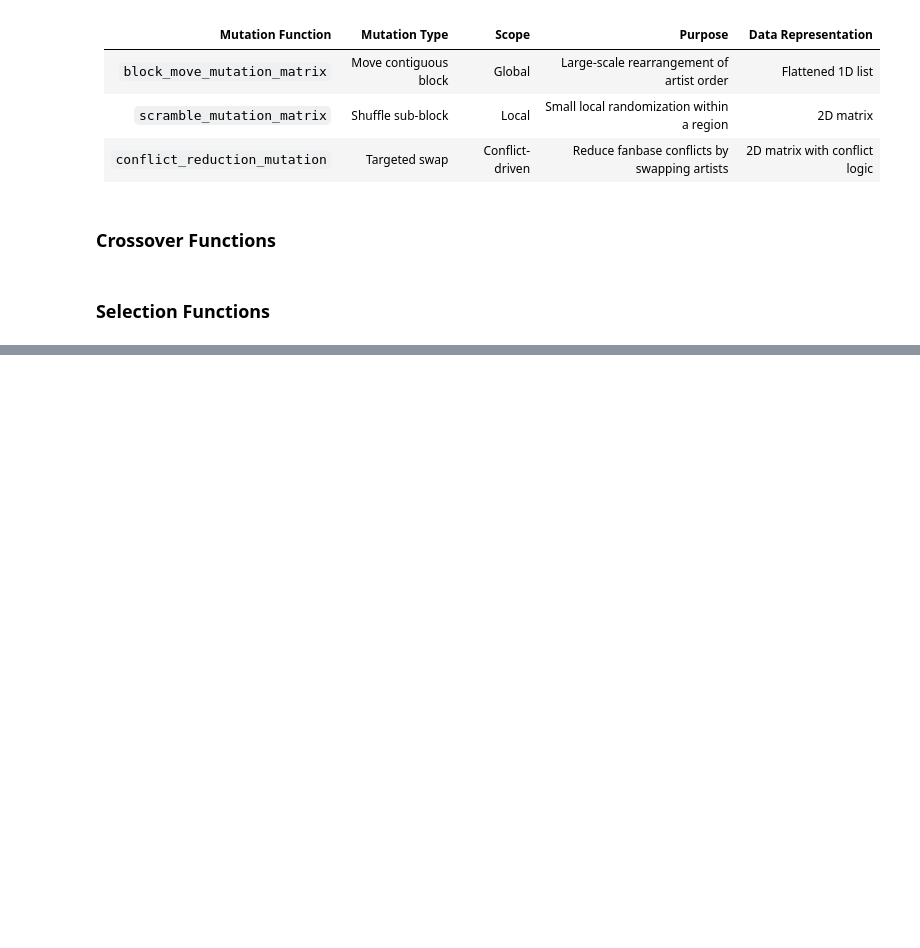
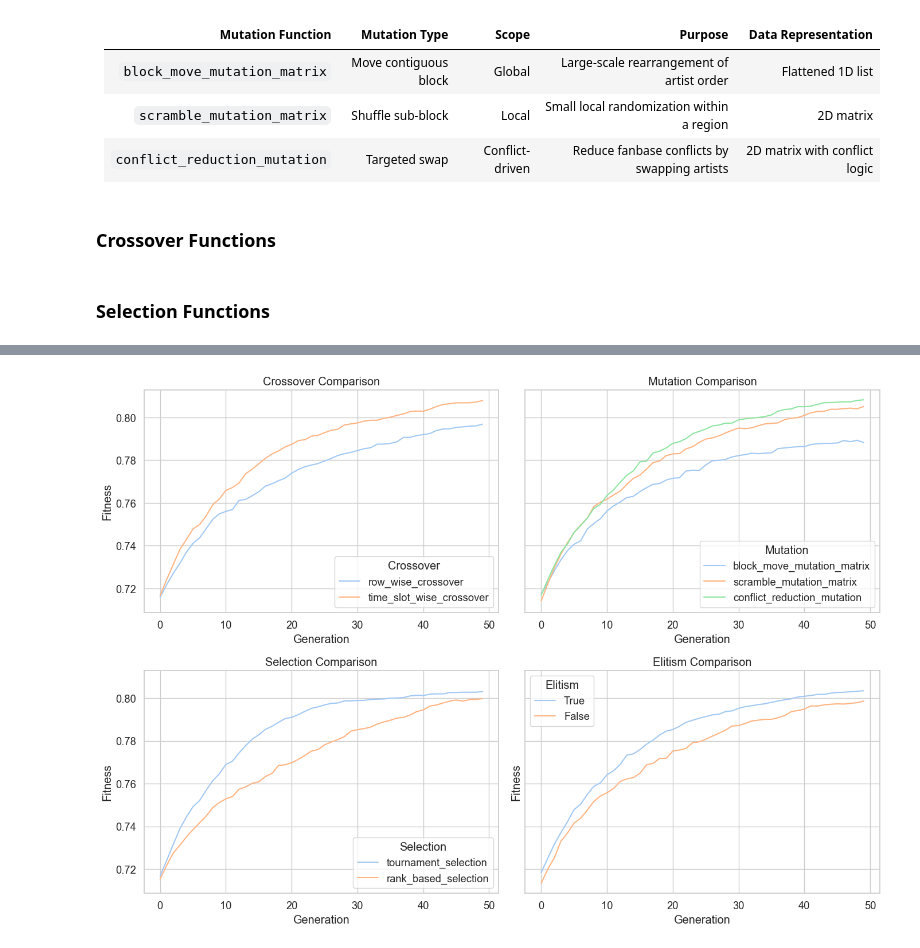
Before and after one commit to Barbarac2003/CIFO-project, a Jupyter notebook: Group_J_Project_new.ipynb, the cells around one changed output, grey strips where cells are left out. Saved outputs shown, nothing was run; the diff lists cells and outputs as text; code cells hidden in the pictures; blank space fills up the shorter version.

```diff
--- a/Group_J_Project_new.ipynb
+++ b/Group_J_Project_new.ipynb
@@ -506,7 +509,7 @@ Together, these functions provide a mix of random and targeted mutation strategi
 # %% [markdown]
 ### Crossover Functions
 # %%
-def row_wise_crossover(parent1_repr, parent2_repr):
+def row_crossover(parent1_repr, parent2_repr):
     """
     Performs a row-wise crossover (swap stages) with conflict-free repair.
 
@@ -533,7 +536,7 @@ def row_wise_crossover(parent1_repr, parent2_repr):
     # After te swap some artists can be duplicated or missing, so we use repair function to solve
     return repair(child1), repair(child2)
 # %%
-def time_slot_wise_crossover(parent1_repr, parent2_repr):
+def time_slot_crossover(parent1_repr, parent2_repr):
     """
     Performs a time-slot-wise crossover (swap columns) with conflict-free repair.
 
@@ -744,0 +721,14 @@ def plot_fitness_over_gen(fitness_dfs: dict[str, pd.DataFrame]):
+# %%
+# 24 different colors to be able to distinguish between configurations
+
+def get_24_complementary_colors():
+
+    colors = []
+    palette1 = sns.color_palette("tab10")
+    palette2 = sns.color_palette("Paired", 12)
+    palette3 = sns.color_palette("Set2")
+    colors.extend([mcolors.to_hex(c) for c in palette1])
+    colors.extend([mcolors.to_hex(c) for c in palette2])
+    colors.extend([mcolors.to_hex(c) for c in palette3[0:2]])
+
+    return colors
@@ -770,26 +830,50 @@ for mutation_name in mutation_names:
 # %%
-fig, axes = plt.subplots(1, 2, figsize=(14, 6), sharey=True)
+fig, axes = plt.subplots(2, 2, figsize=(14, 10), sharey=True)
 
 # Plot crossover results
 for name, df in crossover_fit_dfs.items():
     mean_fitness = df.median(axis=0)
-    axes[0].plot(mean_fitness.index, mean_fitness.values, label=name)
+    axes[0,0].plot(mean_fitness.index, mean_fitness.values, label=name)
 
-axes[0].set_title("Crossover Comparison")
-axes[0].set_xlabel("Generation")
-axes[0].set_ylabel("Fitness")
-axes[0].legend(title="Crossover")
-axes[0].grid(True)
+axes[0,0].set_title("Crossover Comparison")
+axes[0,0].set_xlabel("Generation")
+axes[0,0].set_ylabel("Fitness")
+axes[0,0].legend(title="Crossover")
+axes[0,0].grid(True)
 
 # Plot mutation results
 for name, df in mutation_fit_dfs.items():
     mean_fitness = df.median(axis=0)
-    axes[1].plot(mean_fitness.index, mean_fitness.values, label=name)
+    axes[0, 1].plot(mean_fitness.index, mean_fitness.values, label=name)
 
-axes[1].set_title("Mutation Comparison")
-axes[1].set_xlabel("Generation")
-axes[1].legend(title="Mutation")
-axes[1].grid(True)
+axes[0, 1].set_title("Mutation Comparison")
+axes[0, 1].set_xlabel("Generation")
+axes[0, 1].legend(title="Mutation")
+axes[0, 1].grid(True)
+
+# Plot selection results
+for name, df in selection_fit_dfs.items():
+    mean_fitness = df.median(axis=0)
+    axes[1,0].plot(mean_fitness.index, mean_fitness.values, label=name)
+
+axes[1,0].set_title("Selection Comparison")
+axes[1,0].set_xlabel("Generation")
+axes[1,0].set_ylabel("Fitness")
+axes[1,0].legend(title="Selection")
+axes[1,0].grid(True)
+
+# Plot elitism results
+for name, df in elitism_fit_dfs.items():
+    mean_fitness = df.median(axis=0)
+    axes[1,1].plot(mean_fitness.index, mean_fitness.values, label=name)
+
+axes[1,1].set_title("Elitism Comparison")
+axes[1,1].set_xlabel("Generation")
+axes[1,1].set_ylabel("Fitness")
+axes[1,1].legend(title="Elitism")
+axes[1,1].grid(True)
 
 plt.tight_layout()
 plt.show()
+# %% [output]
+[figure, added]
```
Also changed, not shown: parts of 13 cells of this notebook.
